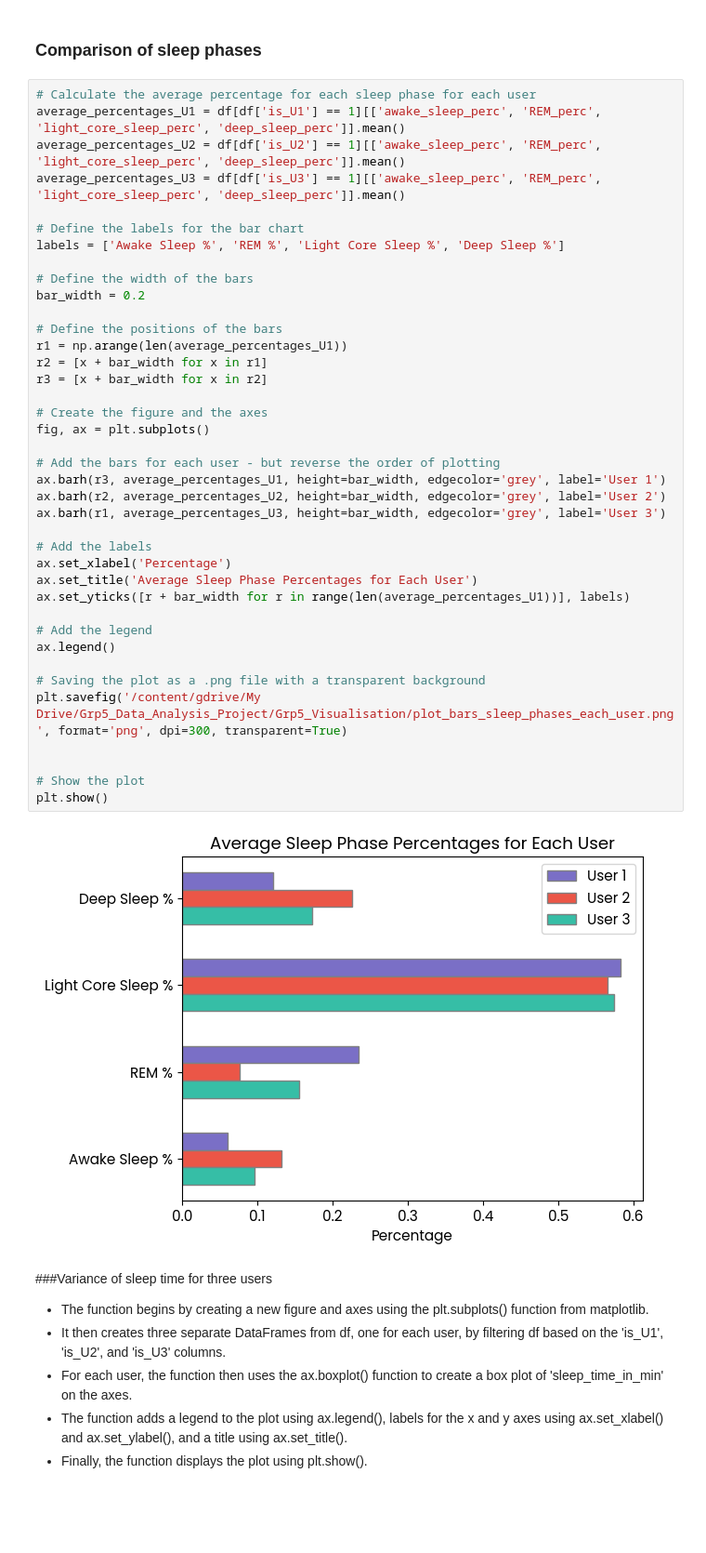
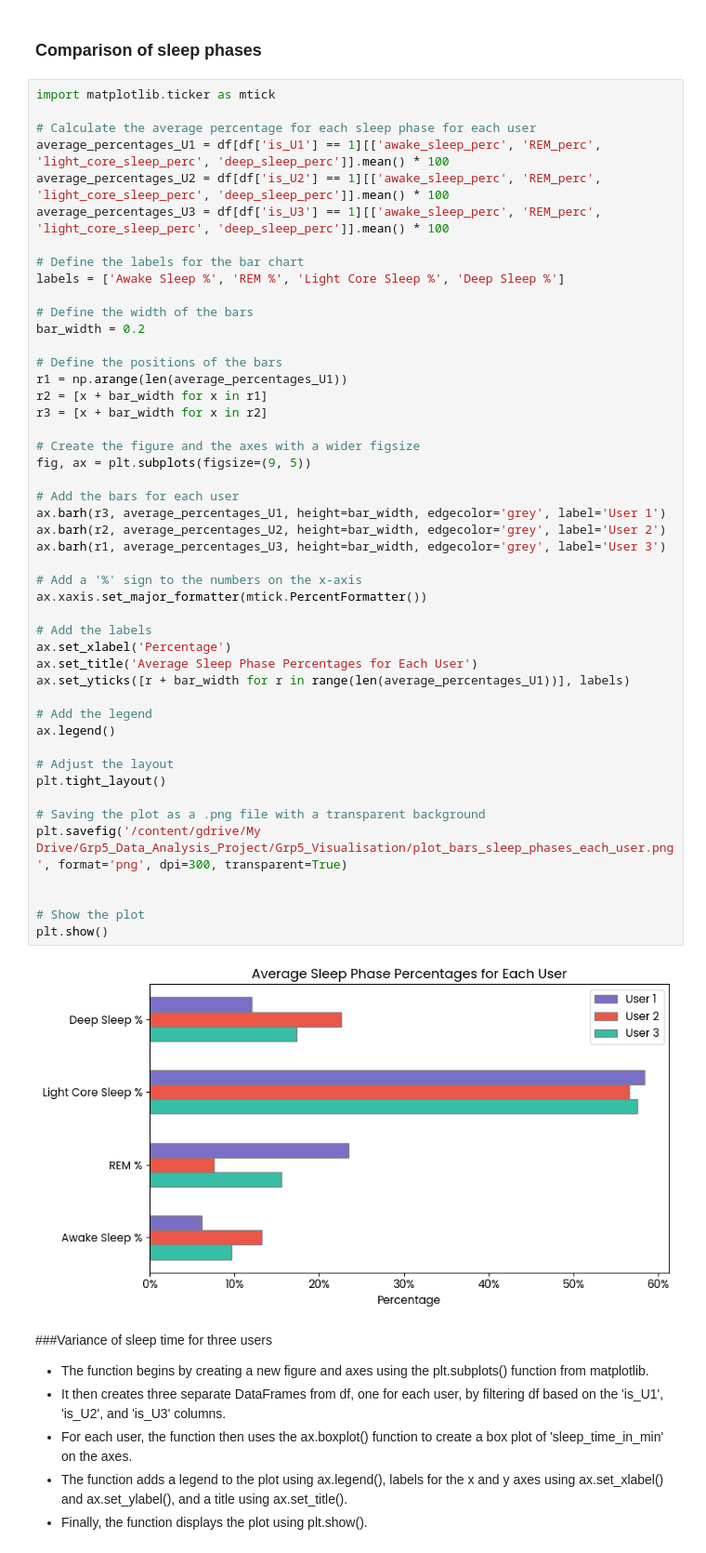
Before and after one commit to WGaitanidis/Grp5_Data_Analysis_Visualisation, a Jupyter notebook: Grp5_Data_Analysis_Sleep_Cognitive_Abilities.ipynb, the cells around one changed output. Shown at 93% size. Drawn from its saved outputs; the diff is of its cells as text; blank space fills up the shorter version.

```diff
--- a/Grp5_Data_Analysis_Sleep_Cognitive_Abilities.ipynb
+++ b/Grp5_Data_Analysis_Sleep_Cognitive_Abilities.ipynb
@@ -656,46 +668,54 @@ Standard deviation of sleep time for User 3 on weekend: 22.69007020073507
 # %% [markdown]
 ### Comparison of sleep phases
 # %%
+import matplotlib.ticker as mtick
+
 # Calculate the average percentage for each sleep phase for each user
-average_percentages_U1 = df[df['is_U1'] == 1][['awake_sleep_perc', 'REM_perc', 'light_core_sleep_perc', 'deep_sleep_perc']].mean()
-average_percentages_U2 = df[df['is_U2'] == 1][['awake_sleep_perc', 'REM_perc', 'light_core_sleep_perc', 'deep_sleep_perc']].mean()
-average_percentages_U3 = df[df['is_U3'] == 1][['awake_sleep_perc', 'REM_perc', 'light_core_sleep_perc', 'deep_sleep_perc']].mean()
+average_percentages_U1 = df[df['is_U1'] == 1][['awake_sleep_perc', 'REM_perc', 'light_core_sleep_perc', 'deep_sleep_perc']].mean() * 100
+average_percentages_U2 = df[df['is_U2'] == 1][['awake_sleep_perc', 'REM_perc', 'light_core_sleep_perc', 'deep_sleep_perc']].mean() * 100
+average_percentages_U3 = df[df['is_U3'] == 1][['awake_sleep_perc', 'REM_perc', 'light_core_sleep_perc', 'deep_sleep_perc']].mean() * 100
 
 # Define the labels for the bar chart
 labels = ['Awake Sleep %', 'REM %', 'Light Core Sleep %', 'Deep Sleep %']
 
 # Define the width of the bars
 bar_width = 0.2
 
 # Define the positions of the bars
 r1 = np.arange(len(average_percentages_U1))
 r2 = [x + bar_width for x in r1]
 r3 = [x + bar_width for x in r2]
 
-# Create the figure and the axes
-fig, ax = plt.subplots()
+# Create the figure and the axes with a wider figsize
+fig, ax = plt.subplots(figsize=(9, 5))
 
-# Add the bars for each user - but reverse the order of plotting
+# Add the bars for each user
 ax.barh(r3, average_percentages_U1, height=bar_width, edgecolor='grey', label='User 1')
 ax.barh(r2, average_percentages_U2, height=bar_width, edgecolor='grey', label='User 2')
 ax.barh(r1, average_percentages_U3, height=bar_width, edgecolor='grey', label='User 3')
+
+# Add a '%' sign to the numbers on the x-axis
+ax.xaxis.set_major_formatter(mtick.PercentFormatter())
 
 # Add the labels
 ax.set_xlabel('Percentage')
 ax.set_title('Average Sleep Phase Percentages for Each User')
 ax.set_yticks([r + bar_width for r in range(len(average_percentages_U1))], labels)
 
 # Add the legend
 ax.legend()
 
+# Adjust the layout
+plt.tight_layout()
+
 # Saving the plot as a .png file with a transparent background
 plt.savefig('/content/gdrive/My Drive/Grp5_Data_Analysis_Project/Grp5_Visualisation/plot_bars_sleep_phases_each_user.png', format='png', dpi=300, transparent=True)
 
 
 # Show the plot
 plt.show()
 # %% [output]
-[figure, old version]
+[figure, new version]
 # %% [markdown]
 ###Variance of sleep time for three users
 * The function begins by creating a new figure and axes using the plt.subplots() function from matplotlib.
```
Also changed, not shown: parts of 56 cells of this notebook.
